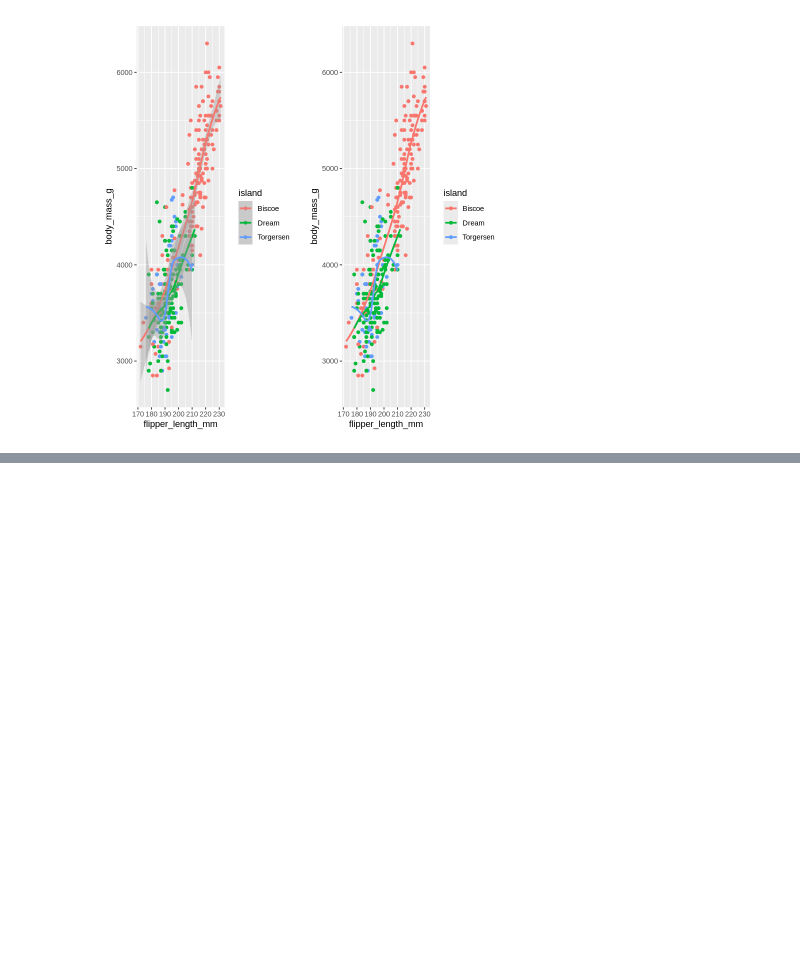
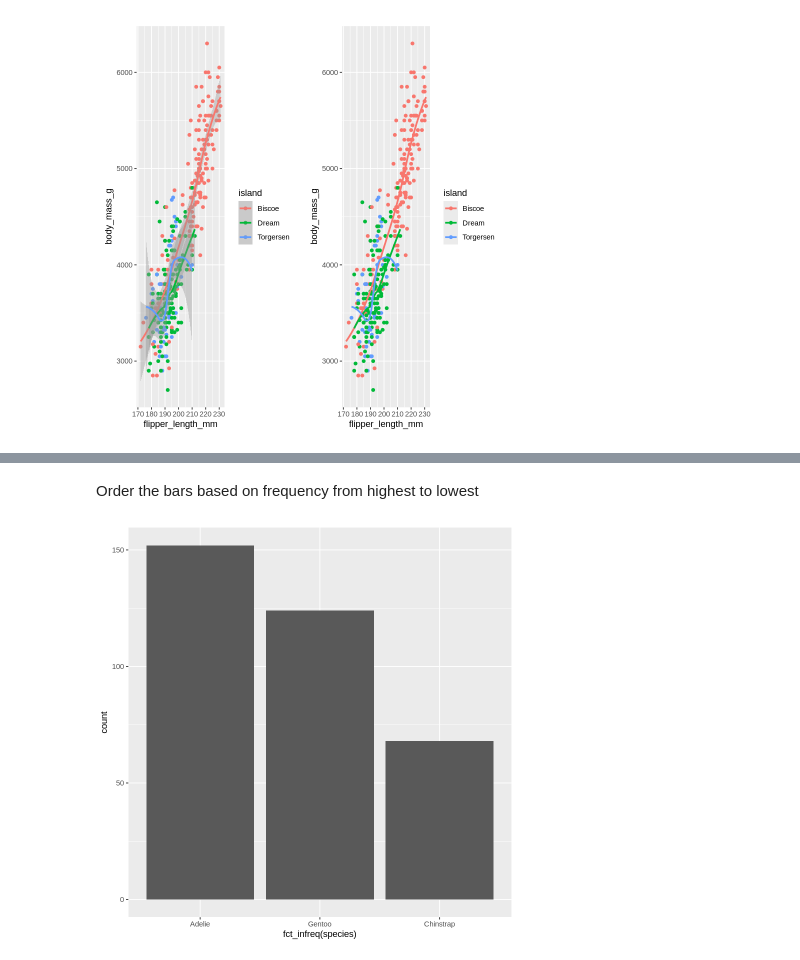
Before and after one commit to glennnoronha/R, a Jupyter notebook: data_visualization.ipynb, the cells around one changed output, grey strips where cells are left out. Saved outputs shown, nothing was run; the diff lists cells and outputs as text; code cells hidden in the pictures; blank space fills up the shorter version.

```diff
--- a/data_visualization.ipynb
+++ b/data_visualization.ipynb
@@ -259,0 +272,8 @@ Warning message:
+# %% [markdown]
+Order the bars based on frequency from highest to lowest
+# %%
+penguins %>%
+  ggplot(aes(x = fct_infreq(species))) +
+  geom_bar()
+# %% [output]
+[figure, added]
```
Also changed, not shown: parts of 17 cells of this notebook.
